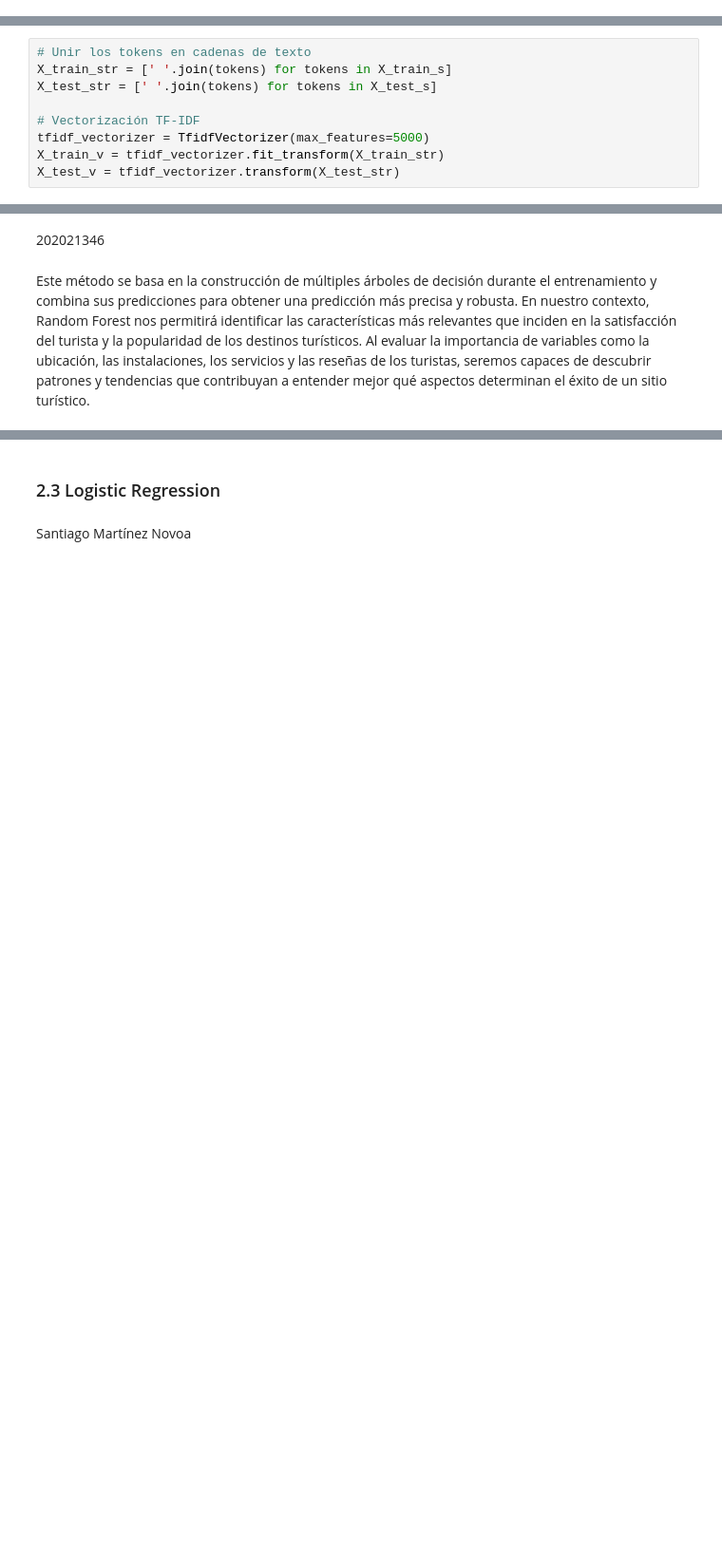
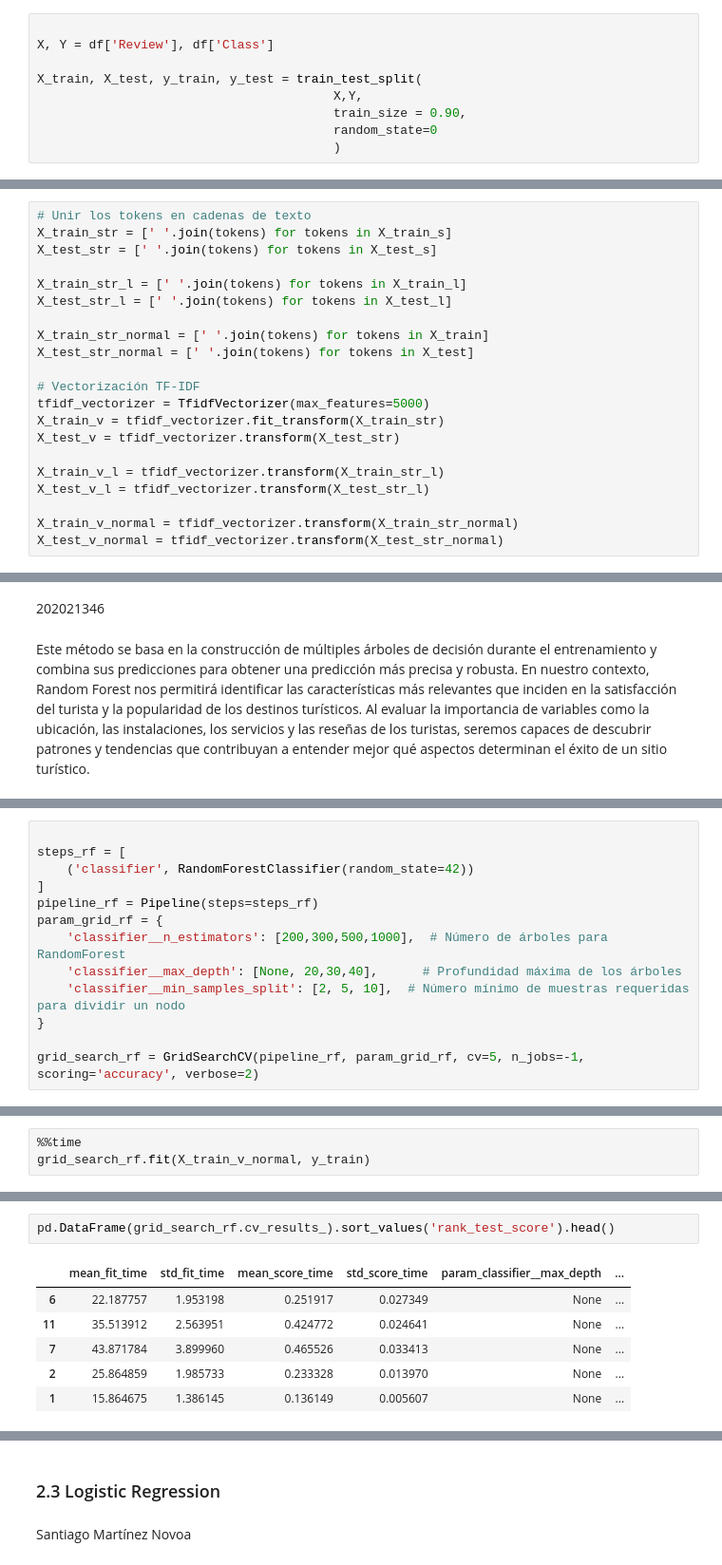
Before and after one commit to BI-Grupo36/Proyecto1_Etapa1, a Jupyter notebook: Proyecto1_Etapa1.ipynb, the cells around one changed output, grey strips where cells are left out. Shown at 95% size. Cells and saved outputs as stored; diff of their text form; blank space fills up the shorter version.

```diff
--- a/Proyecto1_Etapa1.ipynb
+++ b/Proyecto1_Etapa1.ipynb
@@ -428,0 +426,9 @@ Decisión 7: Separación dataframe en train y test
+# %%
+
+X, Y = df['Review'], df['Class']
+
+X_train, X_test, y_train, y_test = train_test_split(
+                                        X,Y,
+                                        train_size = 0.90,
+                                        random_state=0
+                                        )
@@ -455,10 +465,22 @@ Este paso se realiza debido a que, muchos algoritmos de aprendizaje automático,
 X_train_str = [' '.join(tokens) for tokens in X_train_s]
 X_test_str = [' '.join(tokens) for tokens in X_test_s]
 
+X_train_str_l = [' '.join(tokens) for tokens in X_train_l]
+X_test_str_l = [' '.join(tokens) for tokens in X_test_l]
+
+X_train_str_normal = [' '.join(tokens) for tokens in X_train]
+X_test_str_normal = [' '.join(tokens) for tokens in X_test]
+
 # Vectorización TF-IDF
 tfidf_vectorizer = TfidfVectorizer(max_features=5000)
 X_train_v = tfidf_vectorizer.fit_transform(X_train_str)
 X_test_v = tfidf_vectorizer.transform(X_test_str)
+
+X_train_v_l = tfidf_vectorizer.transform(X_train_str_l)
+X_test_v_l = tfidf_vectorizer.transform(X_test_str_l)
+
+X_train_v_normal = tfidf_vectorizer.transform(X_train_str_normal)
+X_test_v_normal = tfidf_vectorizer.transform(X_test_str_normal)
 # %%
 # Convertir matriz dispersa a DataFrame
 X_train_df = pd.DataFrame(X_train_v.toarray(), columns=tfidf_vectorizer.get_feature_names_out())
@@ -662,0 +694,13 @@ p_features = X_train_str.fit_transform(p_features).toarray()
+# %%
+
+steps_rf = [
+    ('classifier', RandomForestClassifier(random_state=42))
+]
+pipeline_rf = Pipeline(steps=steps_rf)
+param_grid_rf = {
+    'classifier__n_estimators': [200,300,500,1000],  # Número de árboles para RandomForest
+    'classifier__max_depth': [None, 20,30,40],      # Profundidad máxima de los árboles
+    'classifier__min_samples_split': [2, 5, 10],  # Número mínimo de muestras requeridas para dividir un nodo
+}
+
+grid_search_rf = GridSearchCV(pipeline_rf, param_grid_rf, cv=5, n_jobs=-1, scoring='accuracy', verbose=2)
@@ -662,0 +709,3 @@ p_features = X_train_str.fit_transform(p_features).toarray()
+# %%
+%%time
+grid_search_rf.fit(X_train_v_normal, y_train)
@@ -662,0 +724,9 @@ p_features = X_train_str.fit_transform(p_features).toarray()
+# %%
+pd.DataFrame(grid_search_rf.cv_results_).sort_values('rank_test_score').head()
+# %% [output]
+|  | mean_fit_time | std_fit_time | mean_score_time | std_score_time | param_classifier__max_depth | ... |
+| 6 | 22.187757 | 1.953198 | 0.251917 | 0.027349 | None | ... |
+| 11 | 35.513912 | 2.563951 | 0.424772 | 0.024641 | None | ... |
+| 7 | 43.871784 | 3.899960 | 0.465526 | 0.033413 | None | ... |
+| 2 | 25.864859 | 1.985733 | 0.233328 | 0.013970 | None | ... |
+| 1 | 15.864675 | 1.386145 | 0.136149 | 0.005607 | None | ... |
```
Also changed, not shown: parts of 30 cells of this notebook, 3 other files.
